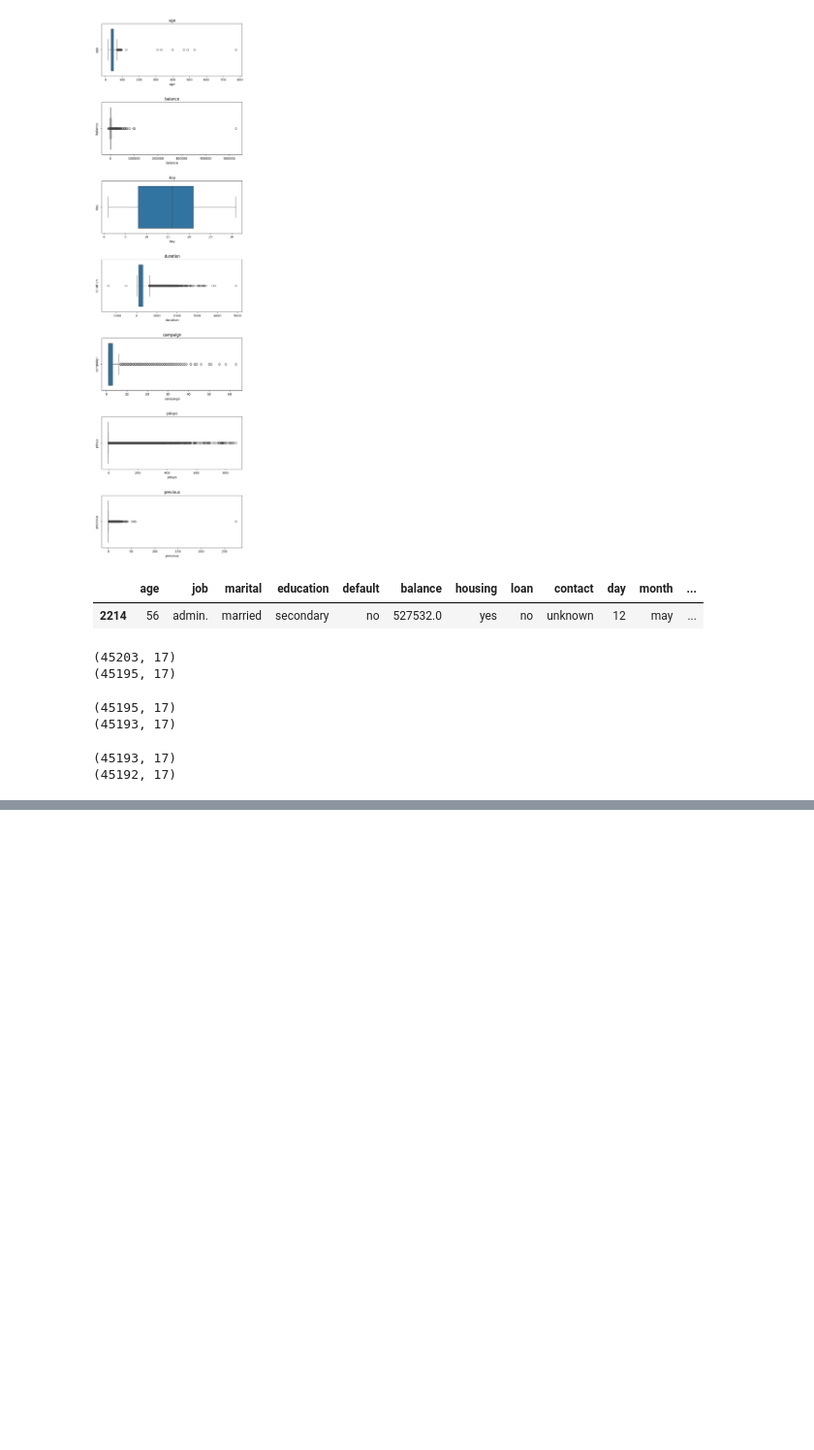
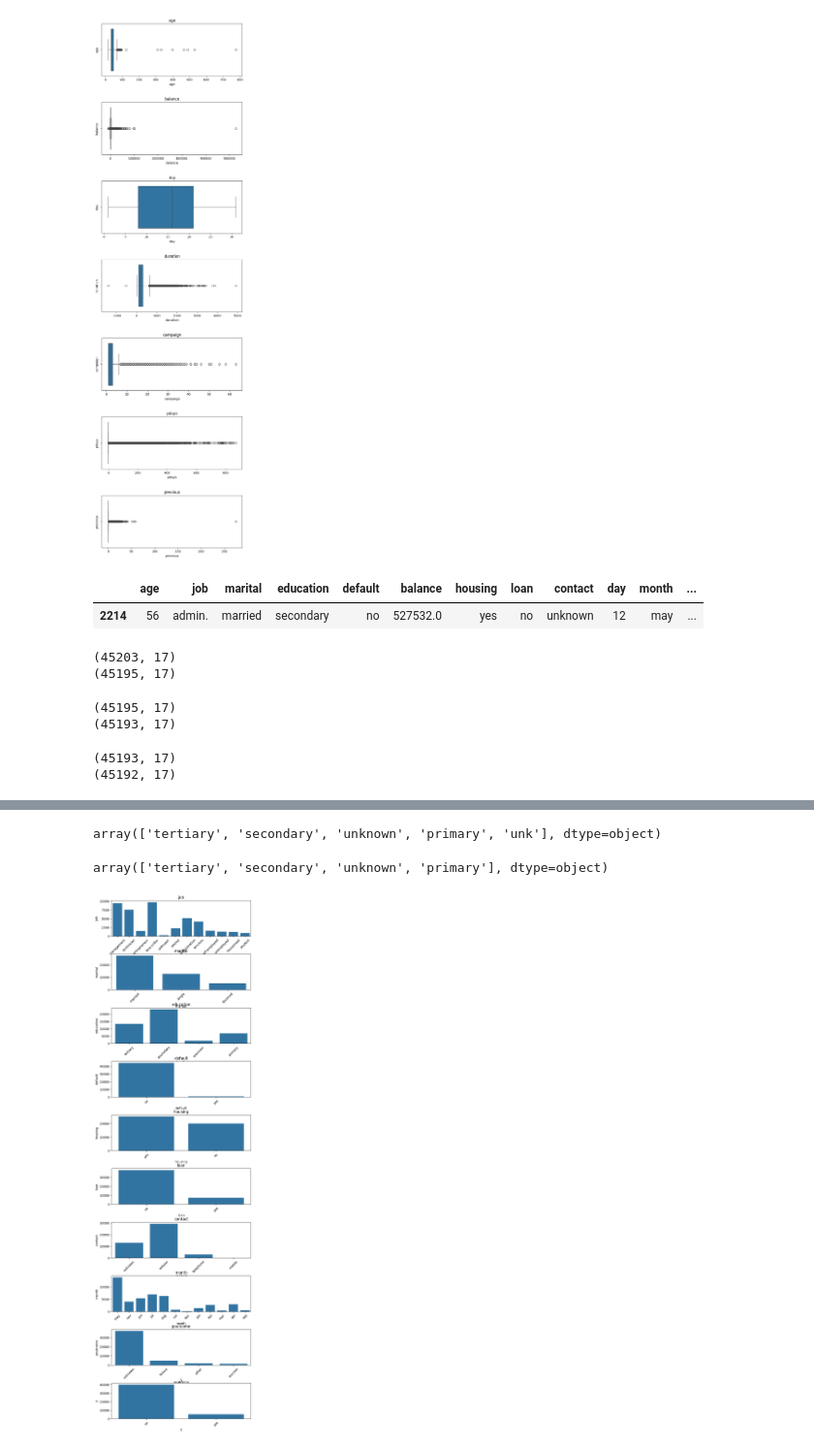
Before and after one commit to asegura4488/EDCO_IntroCienciaDatos, a Jupyter notebook: Semana4/LimpiezaBase.ipynb, the cells around one changed output, grey strips where cells are left out. Shown at 97% size. Saved outputs shown, nothing was run; the diff lists cells and outputs as text; code cells hidden in the pictures; blank space fills up the shorter version.

```diff
--- a/Semana4/LimpiezaBase.ipynb
+++ b/Semana4/LimpiezaBase.ipynb
@@ -241,0 +266,26 @@ for i, col in enumerate(col_cate): # sobre enumeracion
+# %%
+data['education'] = data['education'].str.replace('sec.','secondary',regex=False)
+data['education'].unique()
+# %% [output]
+array(['tertiary', 'secondary', 'unknown', 'primary', 'unk'], dtype=object)
+# %%
+data.education = data.education.replace({'unk':'unknown'})
+# %%
+data['education'].unique()
+# %% [output]
+array(['tertiary', 'secondary', 'unknown', 'primary'], dtype=object)
+# %%
+data.contact = data.contact.replace({'phone':'telephone'})
+# %%
+data.poutcome = data.poutcome.replace({'unk':'unknown'})
+# %%
+fig, ax = plt.subplots( len(col_cate), 1, figsize=(8,30) )
+fig.subplots_adjust(hspace=0.5)
+
+for i, col in enumerate(col_cate): # sobre enumeracion
+  sns.countplot(x=col, data=data, ax=ax[i])
+  ax[i].set_title(col)
+  ax[i].set_ylabel(col)
+  ax[i].set_xticklabels(ax[i].get_xticklabels(), rotation=45)
+# %% [output]
+[figure, added]
```
Also changed, not shown: parts of 5 cells of this notebook.
